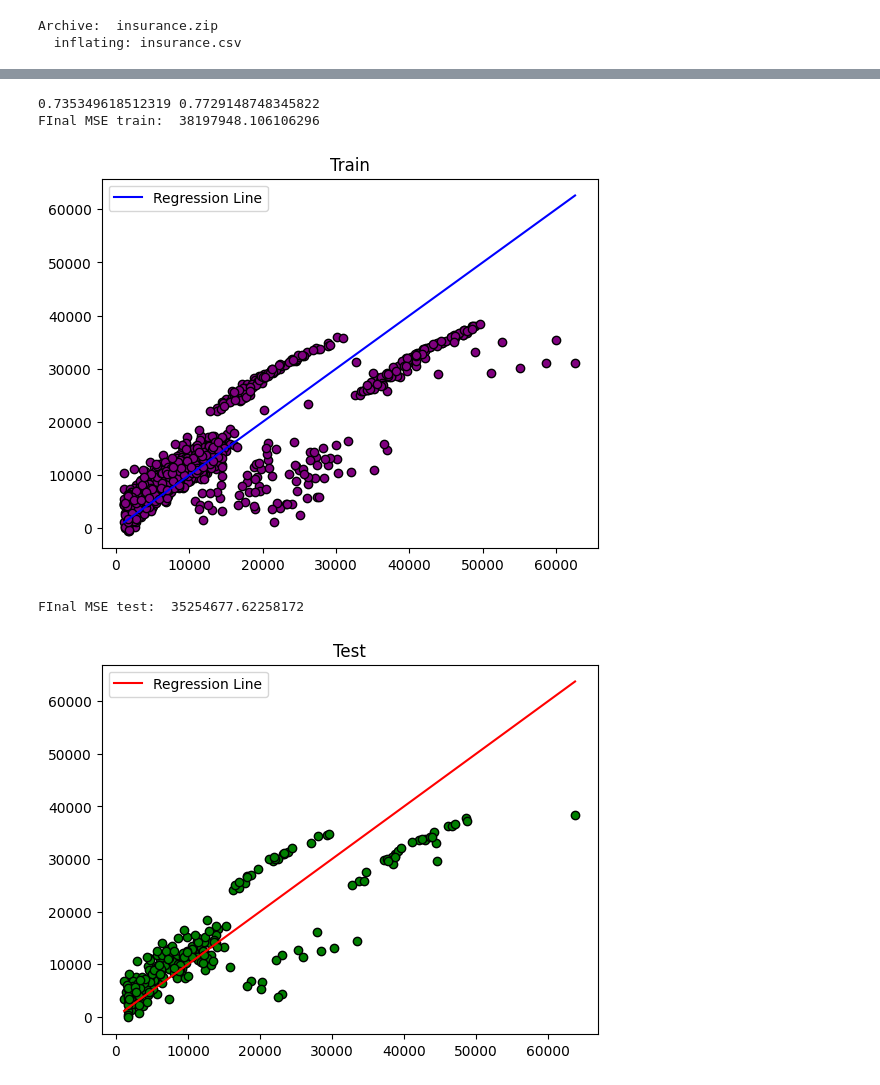
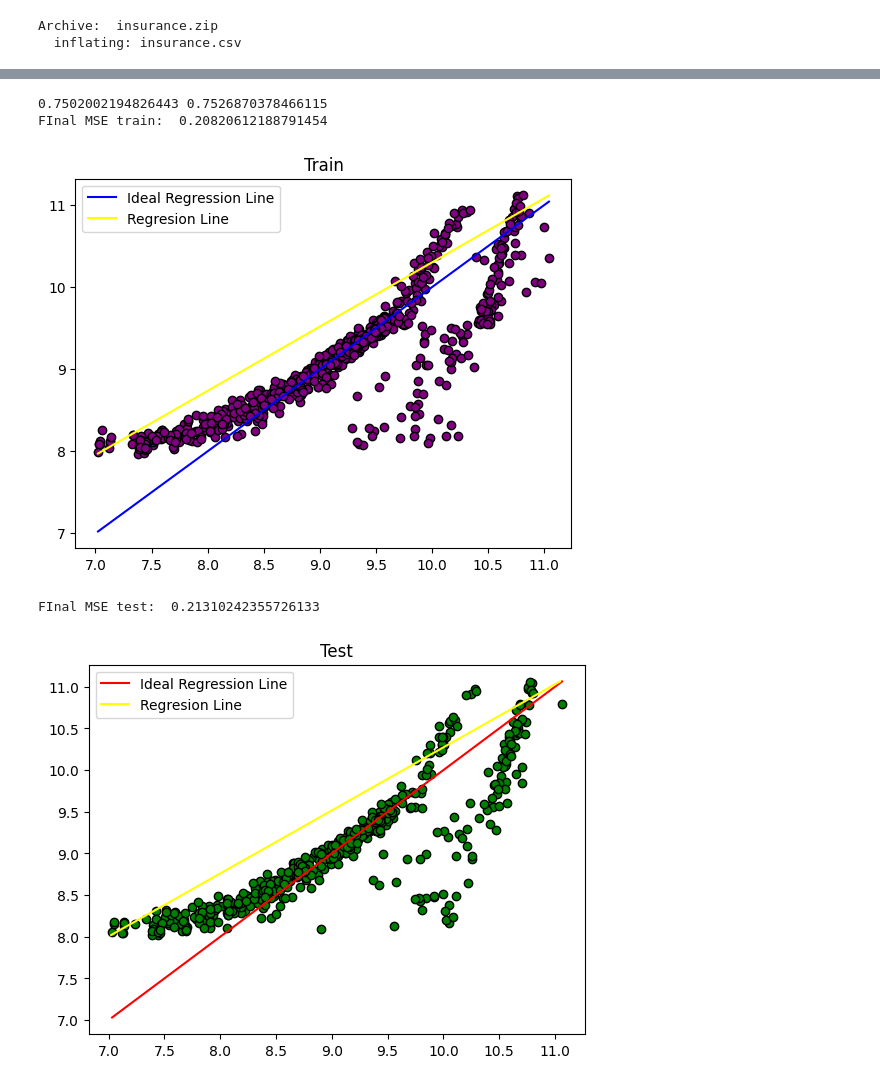
Before and after one commit to ianxdxd/ML-Study, a Jupyter notebook: Regression.ipynb, the cells around one changed output, grey strips where cells are left out. Saved outputs shown, nothing was run; the diff lists cells and outputs as text; code cells hidden in the pictures.

```diff
--- a/Regression.ipynb
+++ b/Regression.ipynb
@@ -236,36 +232,59 @@ X_test = scaler.transform(X_test)
+# %%
+insurance_numeric = insurance[['children', 'charges']]
+insurance_numeric.groupby('children').agg({
+    'charges': ['mean', 'min', 'max']
+    })
+y = np.log(insurance['charges'].values) # apply log transformation to reduce skewness and bring the data distribution closer to normal
+insurance = insurance.drop('charges', axis=1)
+categorical_columns = ['sex', 'children', 'smoker', 'region']
+insurance_encode = pd.get_dummies(data=insurance,
+                                  prefix='OHE',
+                                  prefix_sep='-',
+                                  columns=categorical_columns,
+                                  drop_first=True,
+                                  dtype='int8')
+
+X_train, X_test, y_train, y_test = train_test_split(insurance_encode, y,
+                                                    test_size=0.4, random_state=42)
+scaler = StandardScaler()
+X_train = scaler.fit_transform(X_train)
+X_test = scaler.transform(X_test)
 # %%
-model = RidgeRegression(n_iter=1000, l_rate=0.01, alpha=0.1)
+model = ElasticNetRegression(n_iter=1000, l_rate=0.01, alpha=0.1, l1_ratio=0.5)
 model.fit(X_train, y_train)
+# model = LinearRegression().fit(X_train, y_train)
 y_train_pred = model.predict(X_train)
 y_test_pred = model.predict(X_test)
-final_mse_train = ((np.mean((y_train - y_train_pred) ** 2)))
+final_mse_train = (np.mean((y_train - y_train_pred) ** 2))
 final_mse_test = (np.mean((y_test - y_test_pred) ** 2))
 
 r2_train = metrics.r2_score(y_train, y_train_pred)
 r2_test = metrics.r2_score(y_test, y_test_pred)
 
 print(r2_train, r2_test)
 
 print("FInal MSE train: ", final_mse_train)
 plt.scatter(y_train, y_train_pred, color='purple', edgecolors='black')
 min_x = min(y_train)
 max_x = max(y_train)
-plt.plot([min_x, max_x], [min_x, max_x], color='blue', label='Regression Line')
+plt.plot([min_x, max_x], [min_x, max_x], color='blue', label='Ideal Regression Line')
+plt.plot([min(y_train), max(y_train)], [min(y_train_pred), max(y_train_pred)], color='yellow', label='Regresion Line')
 plt.title("Train")
 plt.legend()
 plt.show()
 
 print("FInal MSE test: ", final_mse_test)
 plt.scatter(y_test, y_test_pred, color='green', edgecolors='black')
 min_x = min(y_test)
 max_x = max(y_test)
-plt.plot([min_x, max_x], [min_x, max_x], color='red', label='Regression Line')
+plt.plot([min_x, max_x], [min_x, max_x], color='red', label='Ideal Regression Line')
+plt.plot([min(y_train), max(y_train)], [min(y_test_pred), max(y_test_pred)], color='yellow', label='Regresion Line')
 plt.title("Test")
 plt.legend()
 plt.show()
 # %% [output]
-0.735349618512319 0.7729148748345822
-FInal MSE train:  38197948.106106296
+0.7502002194826443 0.7526870378466115
+FInal MSE train:  0.20820612188791454
-[figure, old version]
+[figure, new version]
-FInal MSE test:  35254677.62258172
+FInal MSE test:  0.21310242355726133
-[figure, old version]
+[figure, new version]
```
Also changed, not shown: parts of 4 cells of this notebook.
